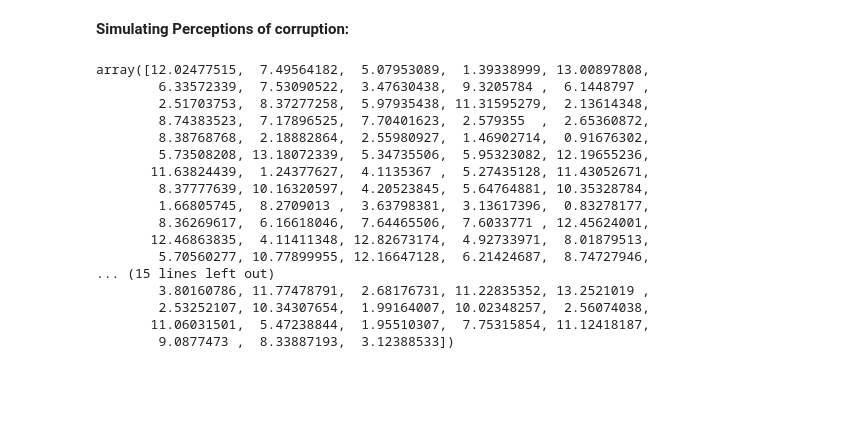
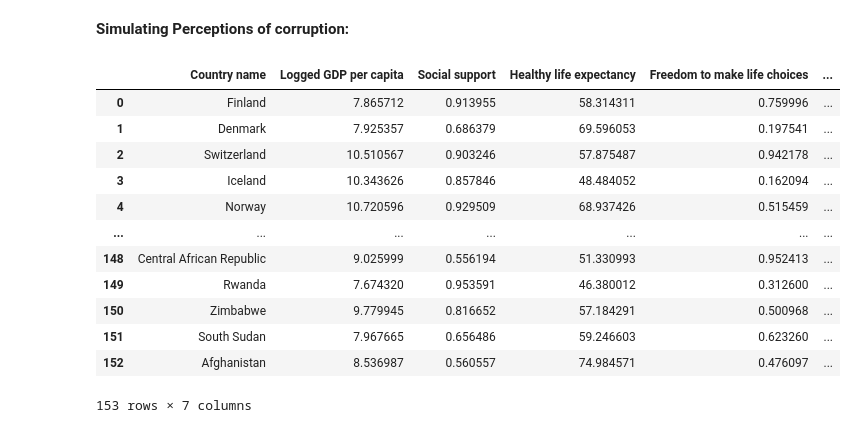
Before and after one commit to radekv23/rwp, a Jupyter notebook: WHR.ipynb, the cells around one changed output. Saved outputs shown, nothing was run; the diff lists cells and outputs as text; code cells hidden in the pictures; blank space fills up the shorter version.

```diff
--- a/WHR.ipynb
+++ b/WHR.ipynb
@@ -351,23 +351,21 @@ plt.show()
 # %% [markdown]
 **Simulating Perceptions of corruption:**
 # %%
-floats = np.random.rand(153) * (13.3-0.5) + 0.5
-floats
+corruption = np.random.rand(153) * (13.3-0.5) + 0.5
+sim['Perceptions of corruption'] = corruption
-# %% [output]
-array([12.02477515,  7.49564182,  5.07953089,  1.39338999, 13.00897808,
-        6.33572339,  7.53090522,  3.47630438,  9.3205784 ,  6.1448797 ,
-        2.51703753,  8.37277258,  5.97935438, 11.31595279,  2.13614348,
-        8.74383523,  7.17896525,  7.70401623,  2.579355  ,  2.65360872,
-        8.38768768,  2.18882864,  2.55980927,  1.46902714,  0.91676302,
-        5.73508208, 13.18072339,  5.34735506,  5.95323082, 12.19655236,
-       11.63824439,  1.24377627,  4.1135367 ,  5.27435128, 11.43052671,
-        8.37777639, 10.16320597,  4.20523845,  5.64764881, 10.35328784,
-        1.66805745,  8.2709013 ,  3.63798381,  3.13617396,  0.83278177,
-        8.36269617,  6.16618046,  7.64465506,  7.6033771 , 12.45624001,
-       12.46863835,  4.11411348, 12.82673174,  4.92733971,  8.01879513,
-        5.70560277, 10.77899955, 12.16647128,  6.21424687,  8.74727946,
-... (15 lines left out)
-        3.80160786, 11.77478791,  2.68176731, 11.22835352, 13.2521019 ,
-        2.53252107, 10.34307654,  1.99164007, 10.02348257,  2.56074038,
-       11.06031501,  5.47238844,  1.95510307,  7.75315854, 11.12418187,
-        9.0877473 ,  8.33887193,  3.12388533])
+# %%
+sim
+# %% [output]
+|  | Country name | Logged GDP per capita | Social support | Healthy life expectancy | Freedom to make life choices | ... |
+| 0 | Finland | 7.865712 | 0.913955 | 58.314311 | 0.759996 | ... |
+| 1 | Denmark | 7.925357 | 0.686379 | 69.596053 | 0.197541 | ... |
+| 2 | Switzerland | 10.510567 | 0.903246 | 57.875487 | 0.942178 | ... |
+| 3 | Iceland | 10.343626 | 0.857846 | 48.484052 | 0.162094 | ... |
+| 4 | Norway | 10.720596 | 0.929509 | 68.937426 | 0.515459 | ... |
+| ... | ... | ... | ... | ... | ... | ... |
+| 148 | Central African Republic | 9.025999 | 0.556194 | 51.330993 | 0.952413 | ... |
+| 149 | Rwanda | 7.674320 | 0.953591 | 46.380012 | 0.312600 | ... |
+| 150 | Zimbabwe | 9.779945 | 0.816652 | 57.184291 | 0.500968 | ... |
+| 151 | South Sudan | 7.967665 | 0.656486 | 59.246603 | 0.623260 | ... |
+| 152 | Afghanistan | 8.536987 | 0.560557 | 74.984571 | 0.476097 | ... |
+153 rows × 7 columns
```
Also changed, not shown: parts of 11 cells of this notebook.
